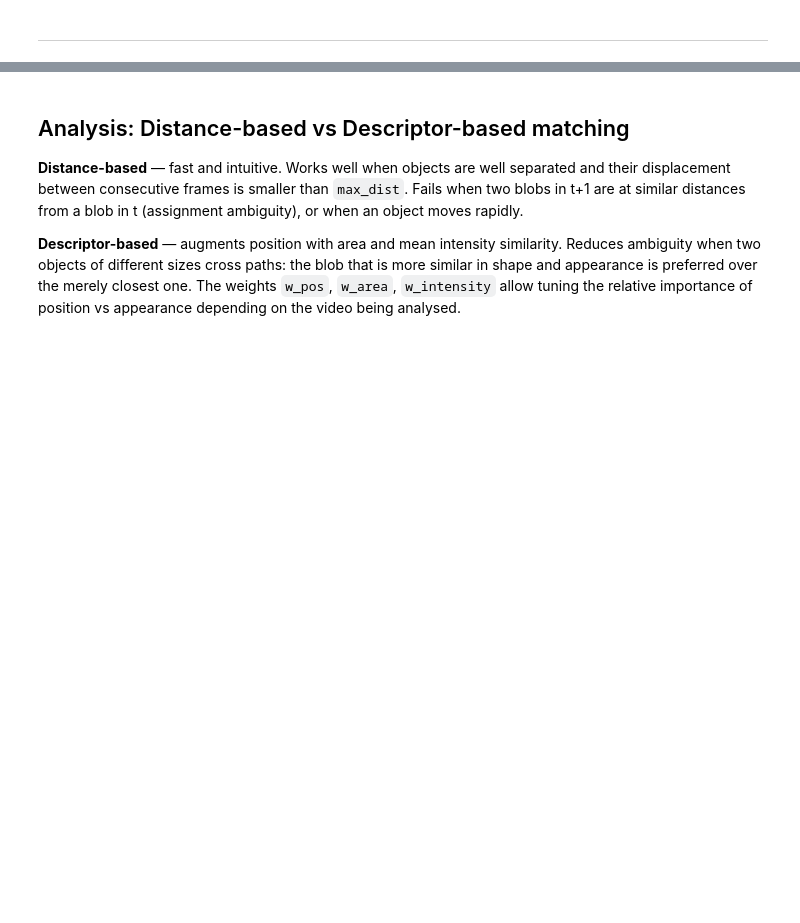
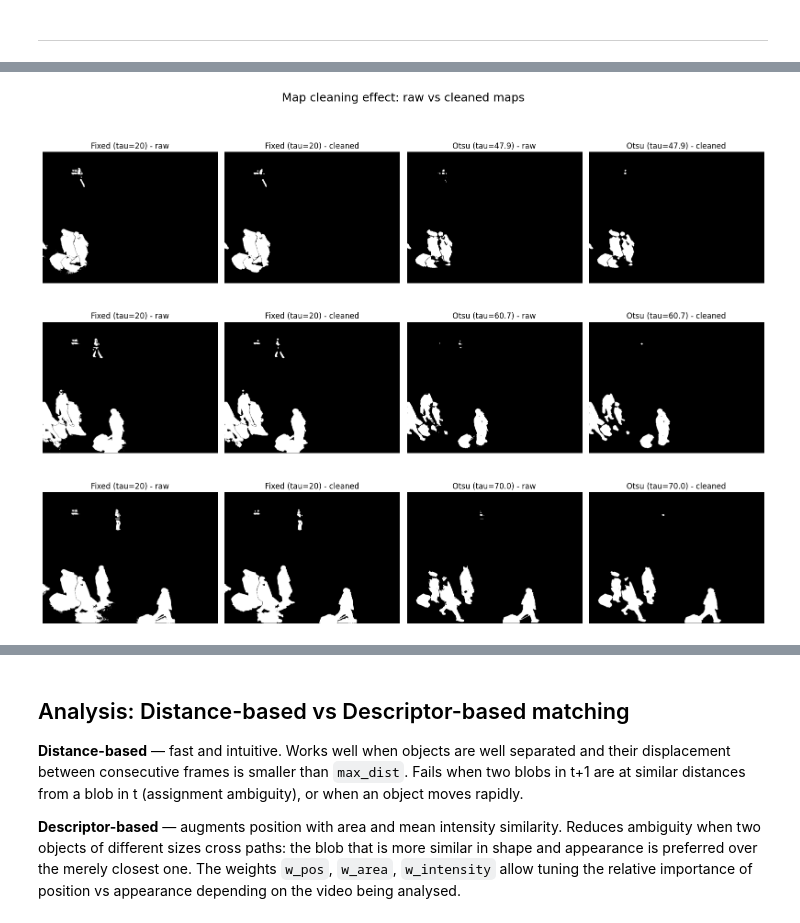
Before and after one commit to Diego-Chiola/Computational-Vision, a Jupyter notebook: homeworks/midterm/Motion_Analysis_Assignment.ipynb, the cells around one changed output, grey strips where cells are left out. Saved outputs shown, nothing was run; the diff lists cells and outputs as text; code cells hidden in the pictures; blank space fills up the shorter version.

```diff
--- a/homeworks/midterm/Motion_Analysis_Assignment.ipynb
+++ b/homeworks/midterm/Motion_Analysis_Assignment.ipynb
@@ -188,7 +214,7 @@ def compute_change_maps_otsu(frames, initial_background, alpha=BACKGROUND_ALPHA,
     background = initial_background.astype(np.float32)
     change_maps = []
     thresholds  = []
-    for index, frame in frames:
+    for index, frame in enumerate(frames):
         change_map, tau = compute_change_map_otsu(frame, background)
         change_maps.append(change_map)
 
@@ -206,4 +232,4 @@ def compute_change_maps_otsu(frames, initial_background, alpha=BACKGROUND_ALPHA,
 
 def clean_map(m_t):
     passmask = morphology.disk(CLEANING_RADIUS)
-    return morphology.binary_opening(m_t, passmask)
+    return morphology.opening(m_t > 0, passmask)
@@ -359,0 +446,34 @@ This confirms that a single global threshold can be unstable over time, while Ot
+# %%
+# Clean the change maps using morphological opening
+cleaned_fixed_threshold = [clean_map(m) for m in change_maps_fixed_threshold]
+cleaned_otsu = [clean_map(m) for m in change_maps_otsu]
+
+indices = [10, 35, 65]
+valid_indices = [idx for idx in indices if 0 <= idx < len(frames)]
+
+fig, axes = plt.subplots(len(valid_indices), 4, figsize=(16, 4 * len(valid_indices)))
+if len(valid_indices) == 1:
+    axes = np.expand_dims(axes, axis=0)
+
+for row, idx in enumerate(valid_indices):
+    axes[row, 0].imshow(change_maps_fixed_threshold[idx], cmap="gray", vmin=0, vmax=255)
+    axes[row, 0].set_title(f"Fixed (tau={FIXED_THRESHOLD}) - raw")
+    axes[row, 0].axis("off")
+
+    axes[row, 1].imshow(cleaned_fixed_threshold[idx], cmap="gray")
+    axes[row, 1].set_title(f"Fixed (tau={FIXED_THRESHOLD}) - cleaned")
+    axes[row, 1].axis("off")
+
+    axes[row, 2].imshow(change_maps_otsu[idx], cmap="gray")
+    axes[row, 2].set_title(f"Otsu (tau={otsu_thresholds[idx]:.1f}) - raw")
+    axes[row, 2].axis("off")
+
+    axes[row, 3].imshow(cleaned_otsu[idx], cmap="gray")
+    axes[row, 3].set_title(f"Otsu (tau={otsu_thresholds[idx]:.1f}) - cleaned")
+    axes[row, 3].axis("off")
+
+plt.suptitle("Map cleaning effect: raw vs cleaned maps", fontsize=18, y=1.02)
+plt.tight_layout(h_pad=2)
+plt.show()
+# %% [output]
+[figure, added]
```
Also changed, not shown: parts of 21 cells of this notebook.
